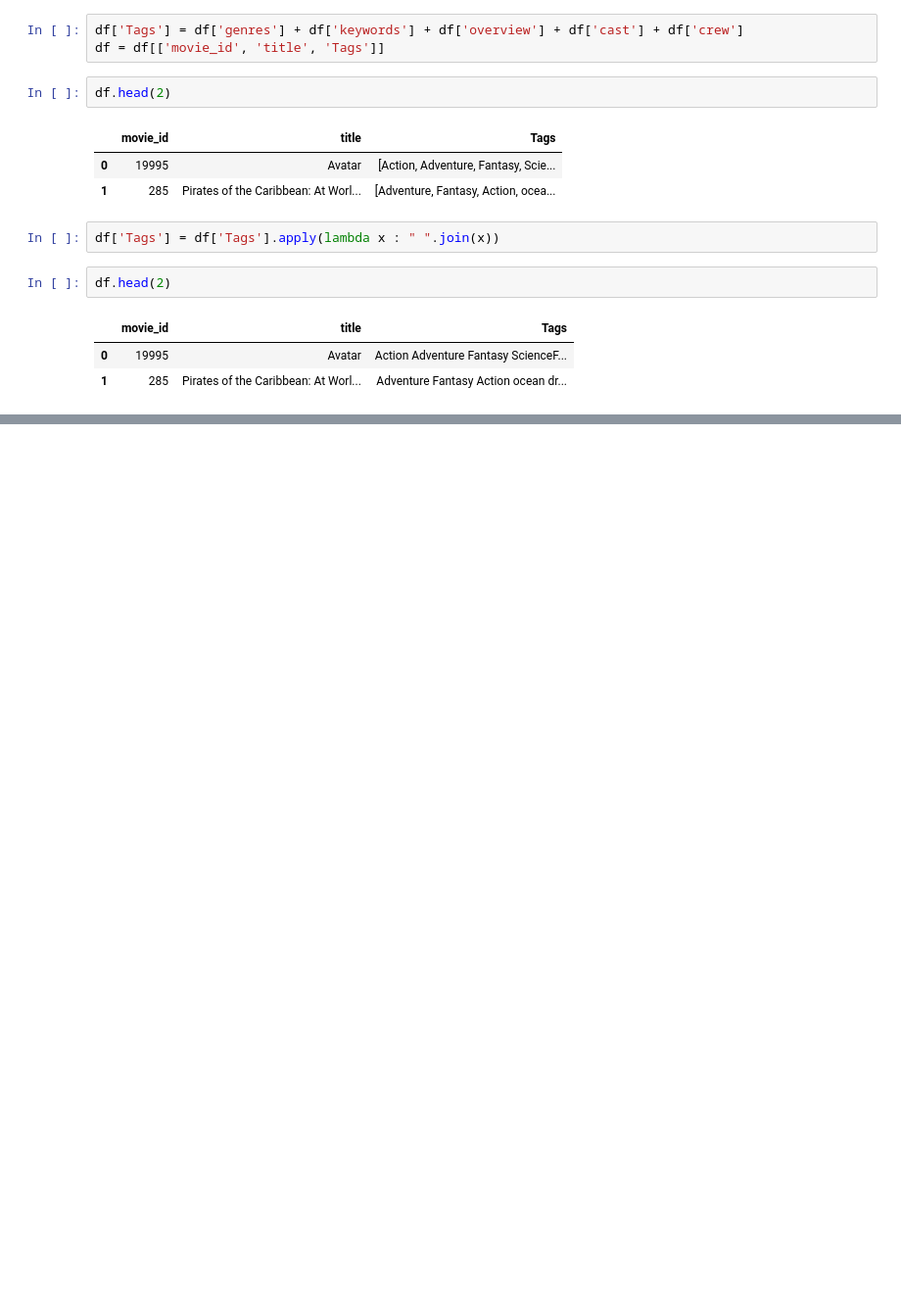
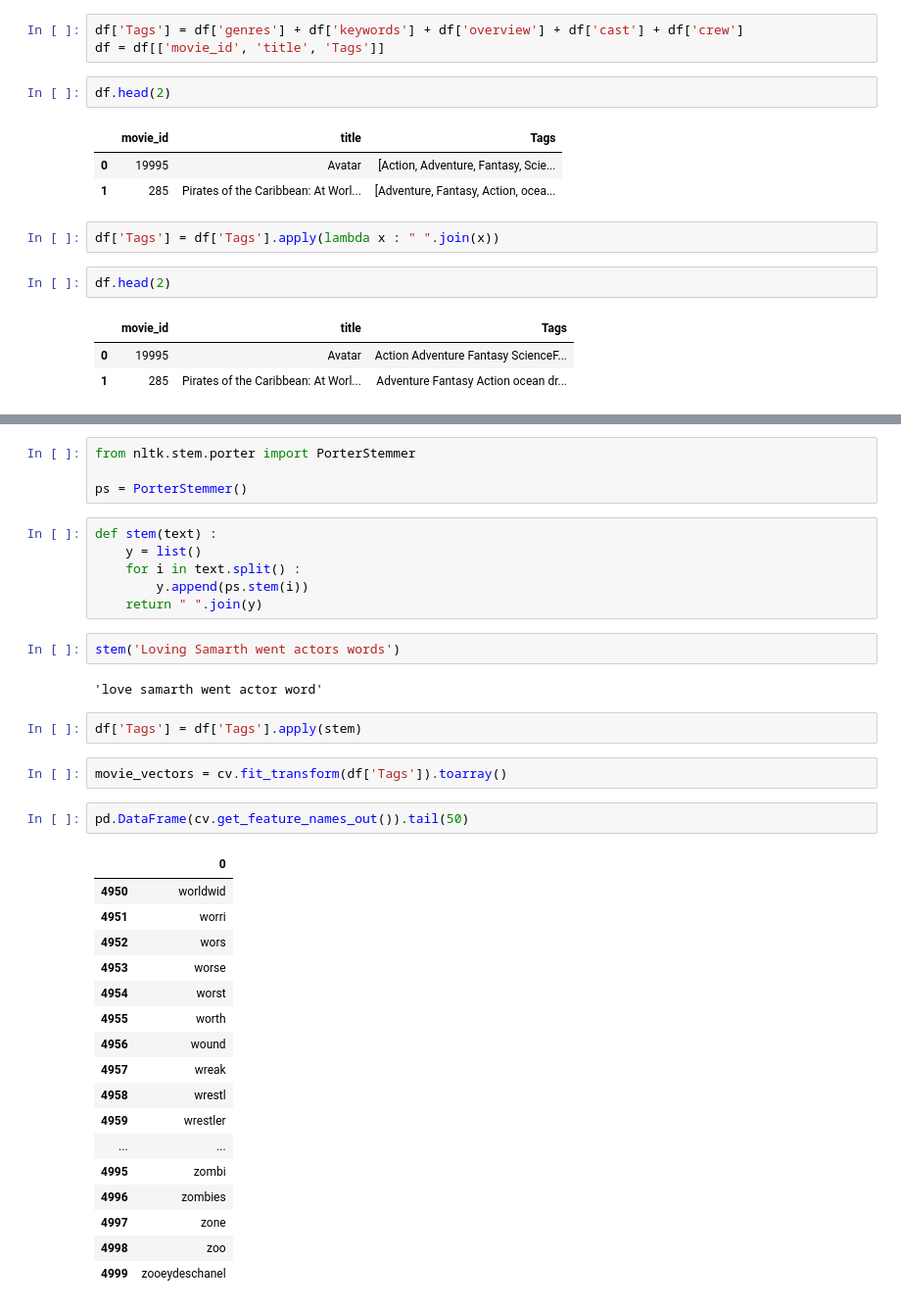
Before and after one commit to Hyper-Infinity/Movie_Recommender_System, a Jupyter notebook: Movie_Recommender_System.ipynb, the cells around one changed output, grey strips where cells are left out. Shown: that part at 98% size. Cells and saved outputs as stored; diff of their text form; blank space fills up the shorter version.

```diff
--- a/Movie_Recommender_System.ipynb
+++ b/Movie_Recommender_System.ipynb
@@ -300,0 +346,38 @@ df.head(2)
+# %%
+from nltk.stem.porter import PorterStemmer
+
+ps = PorterStemmer()
+# %%
+def stem(text) :
+    y = list()
+    for i in text.split() :
+        y.append(ps.stem(i))
+    return " ".join(y)
+# %%
+stem('Loving Samarth went actors words')
+# %% [output]
+'love samarth went actor word'
+# %%
+df['Tags'] = df['Tags'].apply(stem)
+# %%
+movie_vectors = cv.fit_transform(df['Tags']).toarray()
+# %%
+pd.DataFrame(cv.get_feature_names_out()).tail(50)
+# %% [output]
+|  | 0 |
+| 4950 | worldwid |
+| 4951 | worri |
+| 4952 | wors |
+| 4953 | worse |
+| 4954 | worst |
+| 4955 | worth |
+| 4956 | wound |
+| 4957 | wreak |
+| 4958 | wrestl |
+| 4959 | wrestler |
+| ... | ... |
+| 4995 | zombi |
+| 4996 | zombies |
+| 4997 | zone |
+| 4998 | zoo |
+| 4999 | zooeydeschanel |
```
Also changed, not shown: parts of 14 cells of this notebook.
